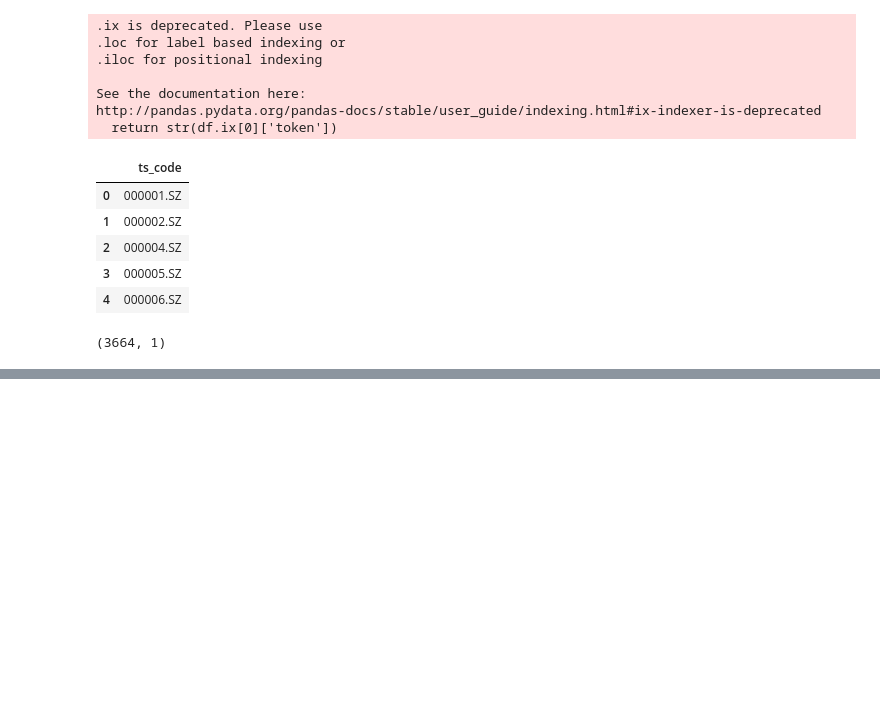
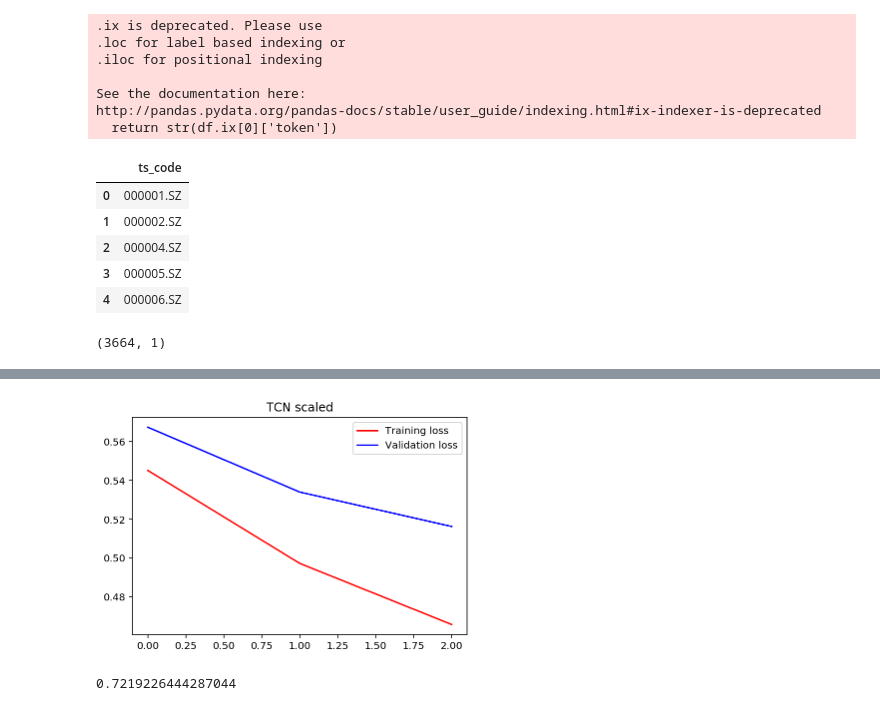
Before and after one commit to TianChenjiang/Networker, a Jupyter notebook: model/Experiment/only_stock_price_model.ipynb, the cells around one changed output, grey strips where cells are left out. Saved outputs shown, nothing was run; the diff lists cells and outputs as text; code cells hidden in the pictures; blank space fills up the shorter version.

Commit message:
feat: 只用股价数据进行预测（roc_auc_score = 0.72）

```diff
--- a/model/Experiment/only_stock_price_model.ipynb
+++ b/model/Experiment/only_stock_price_model.ipynb
@@ -153,0 +138,6 @@ ValueError: all input arrays must have the same shape
+# %%
+lookback = 48
+delay = 30
+
+train_price, train_info, train_targets = generator(pledge, lookback, delay, 0, 800, code_price_dict)
+test_price, test_info, test_targets = generator(pledge, lookback, delay, 800, len(pledge), code_price_dict)
@@ -153,0 +193,4 @@ ValueError: all input arrays must have the same shape
+# %%
+model = get_model(time_steps=lookback, price_dim=train_price.shape[-1], info_dim=train_info.shape[-1])
+model.compile(optimizer=RMSprop(), loss='binary_crossentropy', metrics=['accuracy'])
+model.summary()
@@ -153,0 +215,6 @@ ValueError: all input arrays must have the same shape
+# %%
+history = model.fit([train_price, train_info],
+          train_targets,
+          epochs=3,
+          batch_size=64,
+          validation_data=([test_price, test_info], test_targets))
@@ -153,0 +229,25 @@ ValueError: all input arrays must have the same shape
+# %%
+def plot_loss(history, title):
+    loss = history.history['loss']
+    val_loss = history.history['val_loss']
+
+    epochs = range(len(loss))
+
+    plt.figure()
+
+    plt.plot(epochs, loss, 'r', label='Training loss')
+    plt.plot(epochs, val_loss, 'b', label='Validation loss')
+    plt.title(title)
+    plt.legend()
+
+    plt.show()
+# %%
+plot_loss(history, 'TCN scaled')
+# %% [output]
+[figure, added]
+# %%
+from sklearn.metrics import roc_auc_score
+y_predict = model.predict([test_price, test_info])
+roc_auc_score(test_targets, y_predict)
+# %% [output]
+0.7219226444287044
```
Also changed, not shown: parts of 19 cells of this notebook, 5 other files.
